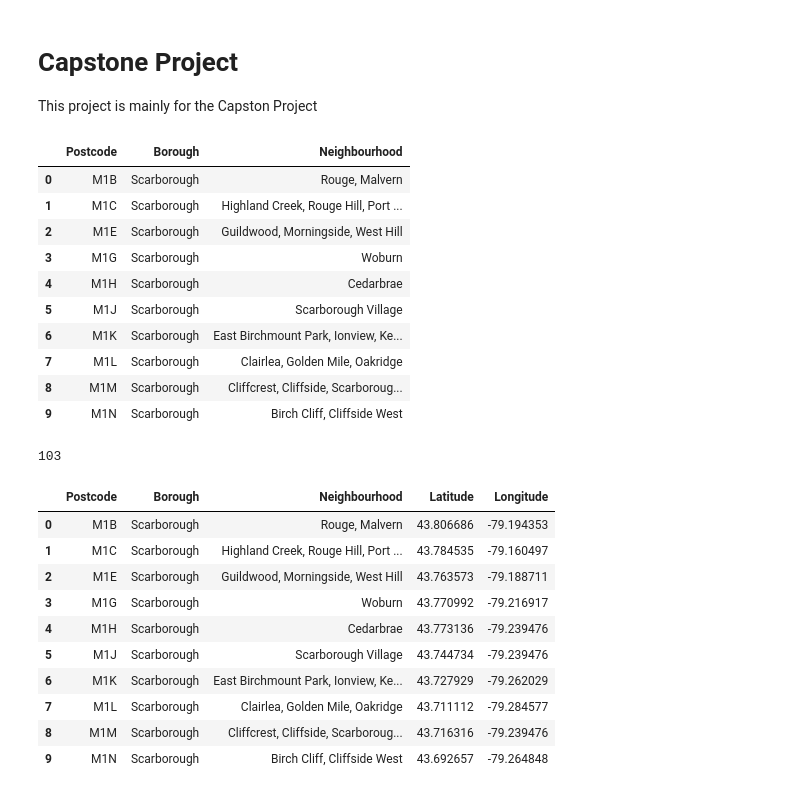
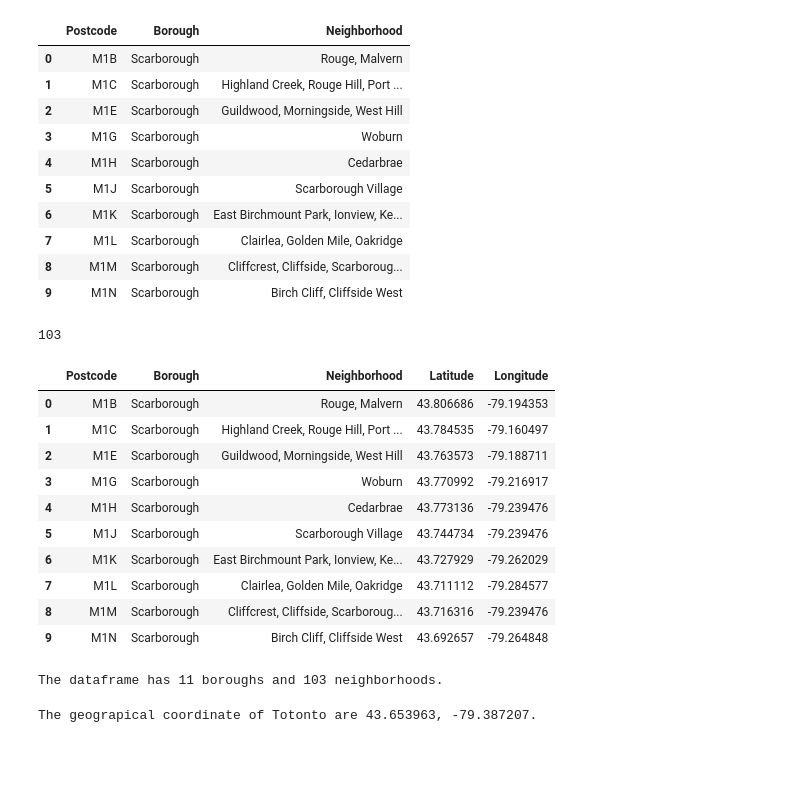
Before and after one commit to SruthiPedakolimi/Coursera_Capstone, a Jupyter notebook: Capstone.ipynb, the cells around one changed output. Drawn from its saved outputs; the diff is of its cells as text; code cells hidden in the pictures; blank space fills up the shorter version.

```diff
--- a/Capstone.ipynb
+++ b/Capstone.ipynb
@@ -1,6 +1,3 @@
-# %% [markdown]
-# Capstone Project
-This project is mainly for the Capston Project
 # %%
 #importing necessary packages
 from bs4 import BeautifulSoup
@@ -18,7 +15,7 @@ table = pd.read_html(str(table_soup))
 
 #Creating the table dataframe
 data_frame=pd.DataFrame(table[0])
-data_frame.columns=['Postcode','Borough','Neighbourhood']
+data_frame.columns=['Postcode','Borough','Neighborhood']
 data_frame=data_frame.drop(0).reset_index(drop=True)
 # %%
 #Deleting the Not Assigned in the Borough Rows
@@ -27,22 +24,22 @@ data_frame = data_frame[pd.notnull(data_frame['Borough'])].reset_index(drop=True
 # %%
 #combining the rows of the same postacode value
 postal={}
 for index,row in data_frame.iterrows():
     row=dict(row)
     if row['Postcode'] in postal:
 
-        postal[row['Postcode']]['Neighbourhood']=postal[row['Postcode']]['Neighbourhood']+', '+row['Neighbourhood']
+        postal[row['Postcode']]['Neighborhood']=postal[row['Postcode']]['Neighborhood']+', '+row['Neighborhood']
 
     else:
-        if row['Neighbourhood']=='Not assigned':
-            row['Neighbourhood']=row['Borough']
+        if row['Neighborhood']=='Not assigned':
+            row['Neighborhood']=row['Borough']
         postal[row['Postcode']]=row
 df1=pd.DataFrame(postal).transpose()
 df1.set_index('Postcode',inplace=True)
 df1=df1.reset_index(drop=False)
 df1.head(10)
 # %% [output]
-|  | Postcode | Borough | Neighbourhood |
+|  | Postcode | Borough | Neighborhood |
 | 0 | M1B | Scarborough | Rouge, Malvern |
 | 1 | M1C | Scarborough | Highland Creek, Rouge Hill, Port ... |
 | 2 | M1E | Scarborough | Guildwood, Morningside, West Hill |
@@ -67,7 +64,7 @@ df1['Longitude']=df['Longitude']
 df1.sort_index()
 df1.head(10)
 # %% [output]
-|  | Postcode | Borough | Neighbourhood | Latitude | Longitude |
+|  | Postcode | Borough | Neighborhood | Latitude | Longitude |
 | 0 | M1B | Scarborough | Rouge, Malvern | 43.806686 | -79.194353 |
 | 1 | M1C | Scarborough | Highland Creek, Rouge Hill, Port ... | 43.784535 | -79.160497 |
 | 2 | M1E | Scarborough | Guildwood, Morningside, West Hill | 43.763573 | -79.188711 |
@@ -78,3 +75,11 @@ df1.head(10)
 | 7 | M1L | Scarborough | Clairlea, Golden Mile, Oakridge | 43.711112 | -79.284577 |
 | 8 | M1M | Scarborough | Cliffcrest, Cliffside, Scarboroug... | 43.716316 | -79.239476 |
 | 9 | M1N | Scarborough | Birch Cliff, Cliffside West | 43.692657 | -79.264848 |
+# %%
+print('The dataframe has {} boroughs and {} neighborhoods.'.format(
+        len(df1['Borough'].unique()),
+        df1.shape[0]
+    )
+)
+# %% [output]
+The dataframe has 11 boroughs and 103 neighborhoods.
@@ -80,0 +88,11 @@ df1.head(10)
+# %%
+from geopy.geocoders import Nominatim # convert an address into latitude and longitude values
+address = 'East Toronto'
+
+geolocator = Nominatim()
+location = geolocator.geocode(address)
+latitude = location.latitude
+longitude = location.longitude
+print('The geograpical coordinate of Totonto are {}, {}.'.format(latitude, longitude))
+# %% [output]
+The geograpical coordinate of Totonto are 43.653963, -79.387207.
```
Also changed, not shown: parts of 22 cells of this notebook.
